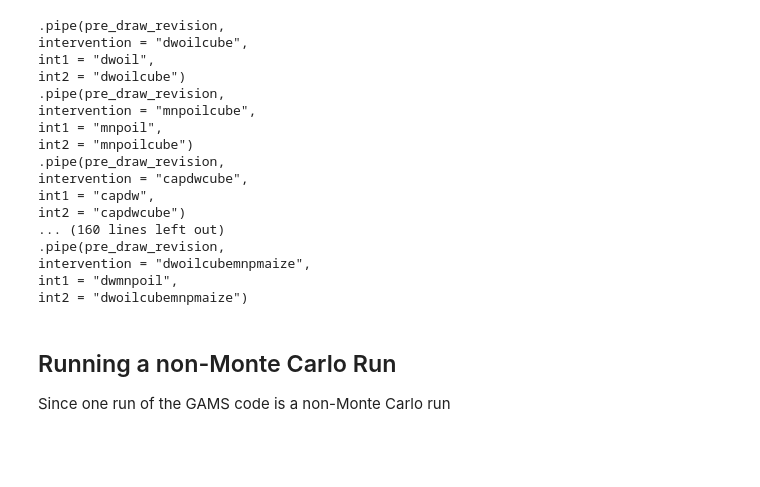
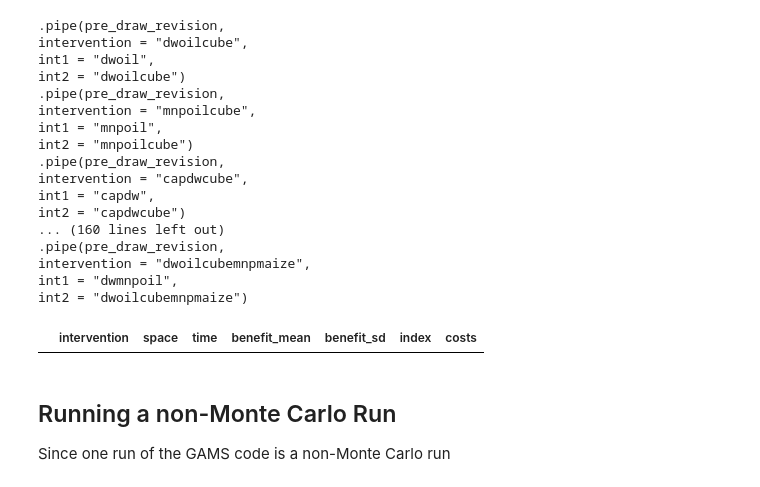
Before and after one commit to minimod-nutrition/minimod, a Jupyter notebook: Optimization Work/Monte Carlo Test/gams_monte_carlo_test.ipynb, the cells around one changed output. Cells and saved outputs as stored; diff of their text form; code cells hidden in the pictures; blank space fills up the shorter version.

```diff
--- a/Optimization Work/Monte Carlo Test/gams_monte_carlo_test.ipynb
+++ b/Optimization Work/Monte Carlo Test/gams_monte_carlo_test.ipynb
@@ -763,6 +767,10 @@ int2 = "capdwcube")
 intervention = "dwoilcubemnpmaize",
 int1 = "dwmnpoil",
 int2 = "dwoilcubemnpmaize")
+# %%
+df_ready[~np.isclose(df_gams['benefit_mean'], df_ready['benefit_mean'])]
+# %% [output]
+|  | intervention | space | time | benefit_mean | benefit_sd | index | costs |
 # %% [markdown]
 ## Running a non-Monte Carlo Run
 
```
Also changed, not shown: parts of 13 cells of this notebook, 26 other files.
